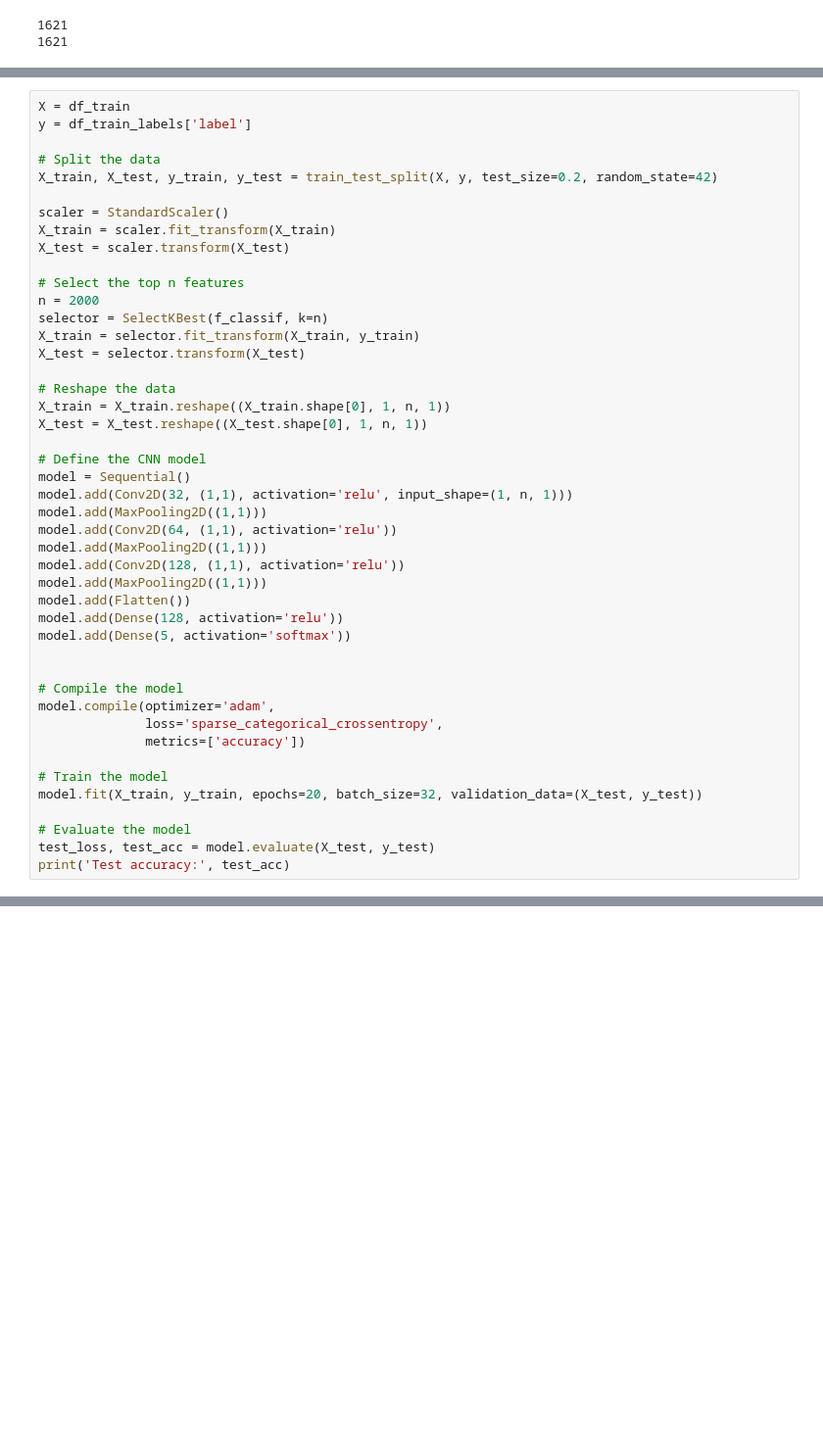
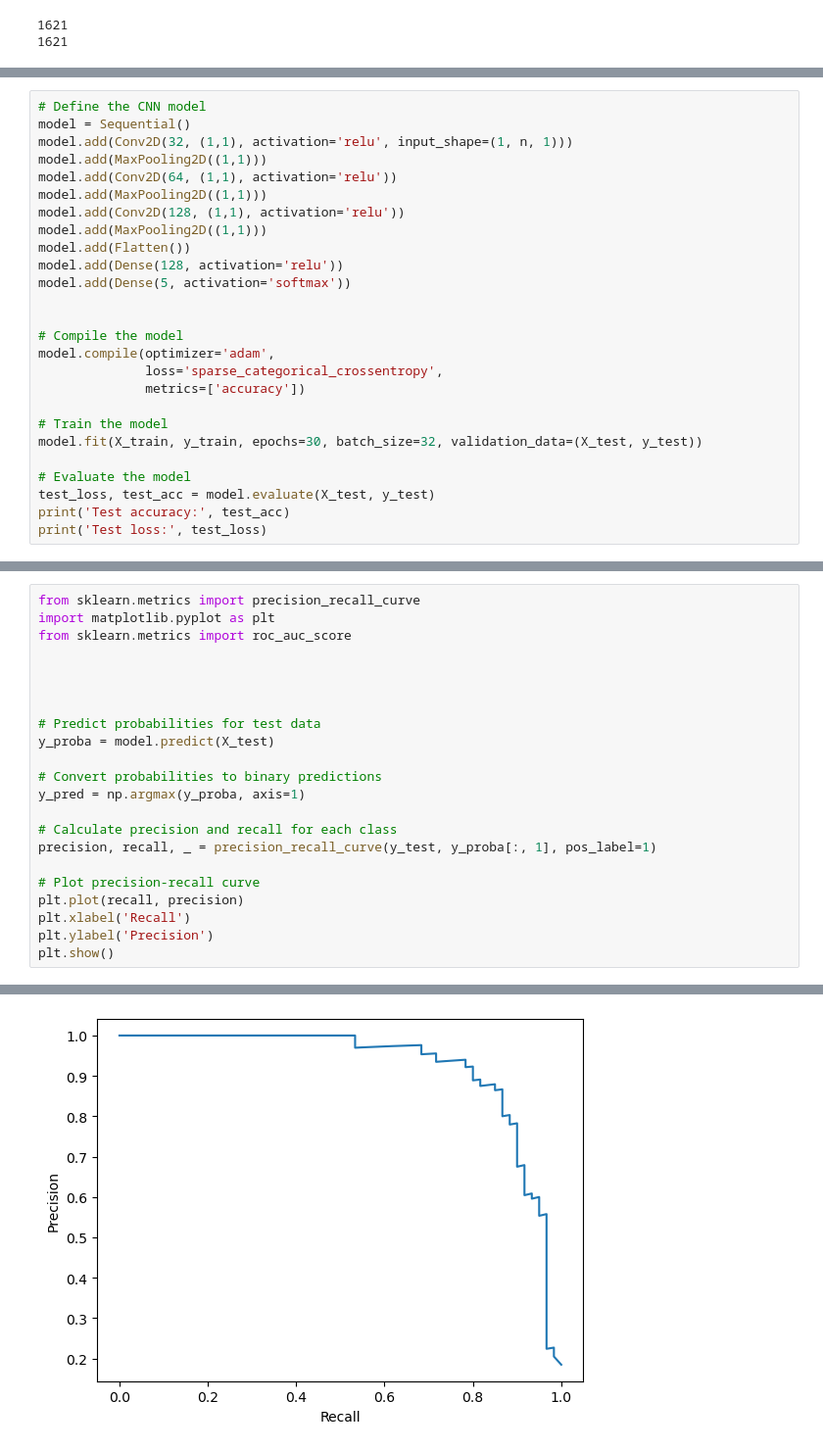
Before and after one commit to jamesruntas/Henry-The-Motion-ML-Model, a Jupyter notebook: SYSC4415_Assignment3_James_Runtas.ipynb, the cells around one changed output, grey strips where cells are left out. Shown at 98% size. Saved outputs shown, nothing was run; the diff lists cells and outputs as text; blank space fills up the shorter version.

```diff
--- a/SYSC4415_Assignment3_James_Runtas.ipynb
+++ b/SYSC4415_Assignment3_James_Runtas.ipynb
@@ -72,24 +141,4 @@ from tensorflow.keras.layers import Dense, Conv2D, MaxPooling2D, Flatten
 # %%
-X = df_train
-y = df_train_labels['label']
-
-# Split the data
-X_train, X_test, y_train, y_test = train_test_split(X, y, test_size=0.2, random_state=42)
-
-scaler = StandardScaler()
-X_train = scaler.fit_transform(X_train)
-X_test = scaler.transform(X_test)
-
-# Select the top n features
-n = 2000
-selector = SelectKBest(f_classif, k=n)
-X_train = selector.fit_transform(X_train, y_train)
-X_test = selector.transform(X_test)
-
-# Reshape the data
-X_train = X_train.reshape((X_train.shape[0], 1, n, 1))
-X_test = X_test.reshape((X_test.shape[0], 1, n, 1))
-
 # Define the CNN model
 model = Sequential()
 model.add(Conv2D(32, (1,1), activation='relu', input_shape=(1, n, 1)))
@@ -109,9 +158,10 @@ model.compile(optimizer='adam',
               metrics=['accuracy'])
 
 # Train the model
-model.fit(X_train, y_train, epochs=20, batch_size=32, validation_data=(X_test, y_test))
+model.fit(X_train, y_train, epochs=30, batch_size=32, validation_data=(X_test, y_test))
 
 # Evaluate the model
 test_loss, test_acc = model.evaluate(X_test, y_test)
 print('Test accuracy:', test_acc)
+print('Test loss:', test_loss)
 # %% [output]
@@ -189,0 +324,23 @@ ValueError: operands could not be broadcast together with shapes (325,) (1296,)
+# %%
+from sklearn.metrics import precision_recall_curve
+import matplotlib.pyplot as plt
+from sklearn.metrics import roc_auc_score
+
+
+
+
+# Predict probabilities for test data
+y_proba = model.predict(X_test)
+
+# Convert probabilities to binary predictions
+y_pred = np.argmax(y_proba, axis=1)
+
+# Calculate precision and recall for each class
+precision, recall, _ = precision_recall_curve(y_test, y_proba[:, 1], pos_label=1)
+
+# Plot precision-recall curve
+plt.plot(recall, precision)
+plt.xlabel('Recall')
+plt.ylabel('Precision')
+plt.show()
+# %% [output]
@@ -189,0 +348 @@ ValueError: operands could not be broadcast together with shapes (325,) (1296,)
+[figure, added]
```
Also changed, not shown: parts of 22 cells of this notebook, 6 other files.
